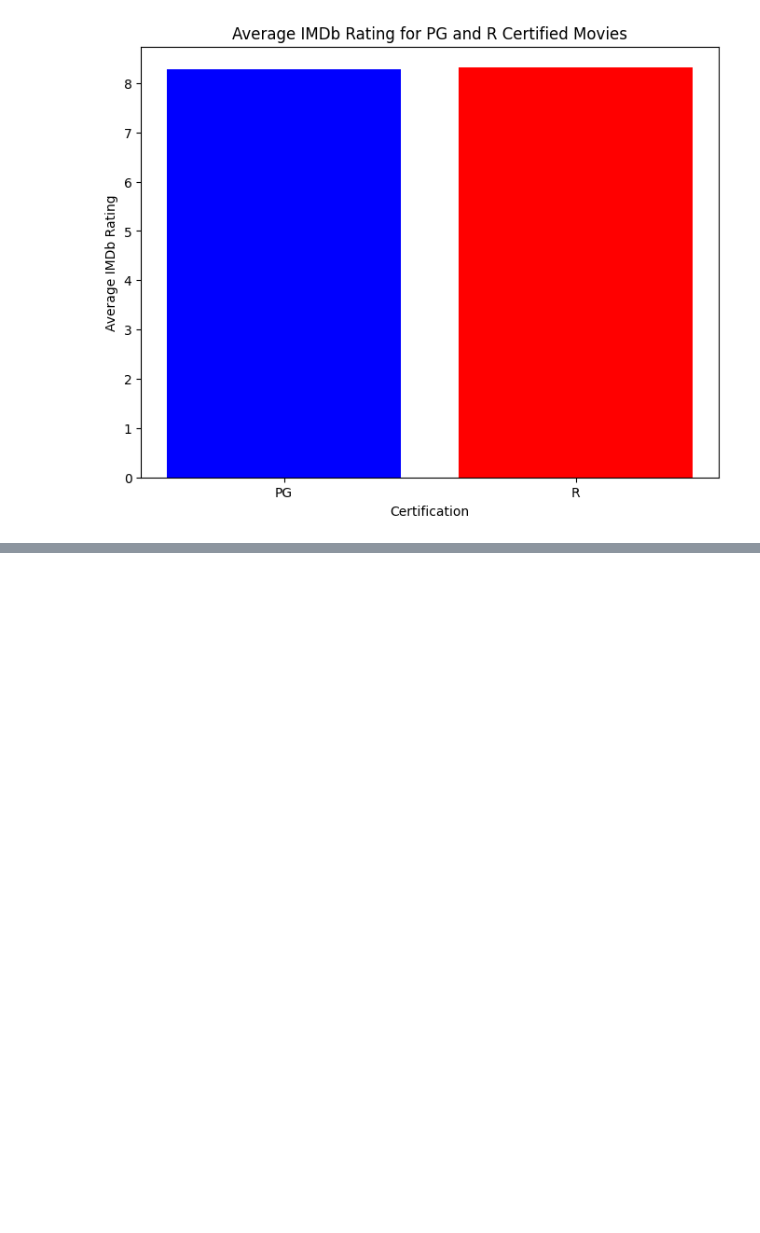
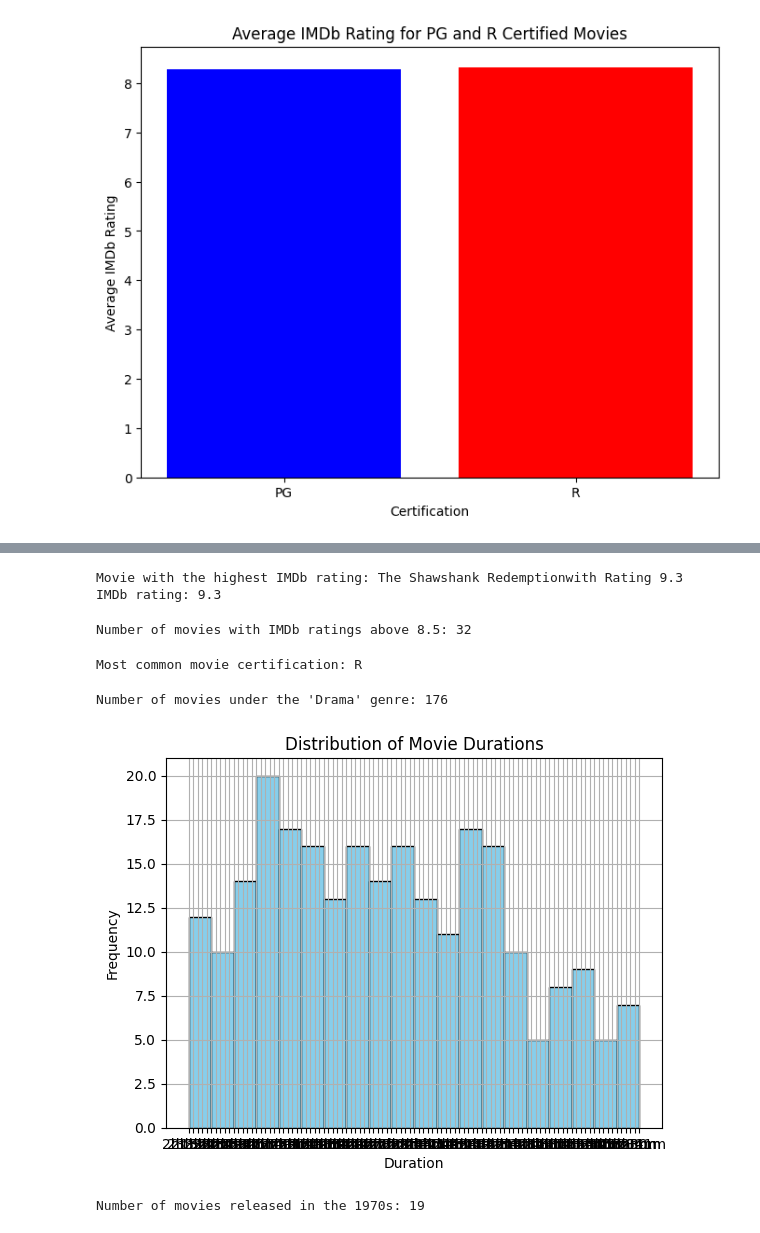
Before and after one commit to salianbharat/BE_DS_Assignment, a Jupyter notebook: IMDB_Dataset.ipynb, the cells around one changed output, grey strips where cells are left out. Saved outputs shown, nothing was run; the diff lists cells and outputs as text; code cells hidden in the pictures; blank space fills up the shorter version.

```diff
--- a/IMDB_Dataset.ipynb
+++ b/IMDB_Dataset.ipynb
@@ -224,0 +258,60 @@ plt.show()
+# %%
+#4.Which movie has the highest IMDb rating?
+# Find the index of the row with the highest IMDb rating
+max_rating_index = mv['imbd_rating'].idxmax()
+
+# Get the title and IMDb rating of the movie with the highest IMDb rating
+movie_with_highest_rating = mv.loc[max_rating_index, 'title']
+highest_rating = mv.loc[max_rating_index, 'imbd_rating']
+
+print("Movie with the highest IMDb rating:", movie_with_highest_rating + "with Rating", highest_rating)
+#print("IMDb rating:", highest_rating)
+# %% [output]
+Movie with the highest IMDb rating: The Shawshank Redemptionwith Rating 9.3
+IMDb rating: 9.3
+# %%
+#5. How many movies have IMDb ratings above 8.5?
+# Count the number of movies with IMDb ratings above 8.5
+num_movies_above_8_5 = mv[mv['imbd_rating'] > 8.5].shape[0]
+
+print("Number of movies with IMDb ratings above 8.5:", num_movies_above_8_5)
+# %% [output]
+Number of movies with IMDb ratings above 8.5: 32
+# %%
+#6.What is the most common movie certification?
+
+# Find the most common movie certification
+most_common_certification = mv['certificate'].value_counts().idxmax()
+
+print("Most common movie certification:", most_common_certification)
+# %% [output]
+Most common movie certification: R
+# %%
+#7.How many movies fall under the "Drama" genre?
+# Count the number of movies with the "Drama" genre
+num_drama_movies = mv[mv['genre'].str.contains('Drama', case=False)].shape[0]
+
+print("Number of movies under the 'Drama' genre:", num_drama_movies)
+# %% [output]
+Number of movies under the 'Drama' genre: 176
+# %%
+#8. What is the distribution of movie durations in the dataset?
+import matplotlib.pyplot as plt
+
+# Plot histogram of movie durations
+plt.hist(mv['duration'], bins=20, color='skyblue', edgecolor='black')
+plt.title('Distribution of Movie Durations')
+plt.xlabel('Duration')
+plt.ylabel('Frequency')
+plt.grid(True)
+plt.show()
+# %% [output]
+[figure, added]
+# %%
+#How many movies were released in the 1970s?
+# Count the number of movies released in the 1970s
+num_movies_1970s = mv[(mv['year'] >= 1970) & (mv['year'] < 1980)].shape[0]
+
+print("Number of movies released in the 1970s:", num_movies_1970s)
+# %% [output]
+Number of movies released in the 1970s: 19
```
Also changed, not shown: parts of 11 cells of this notebook.
